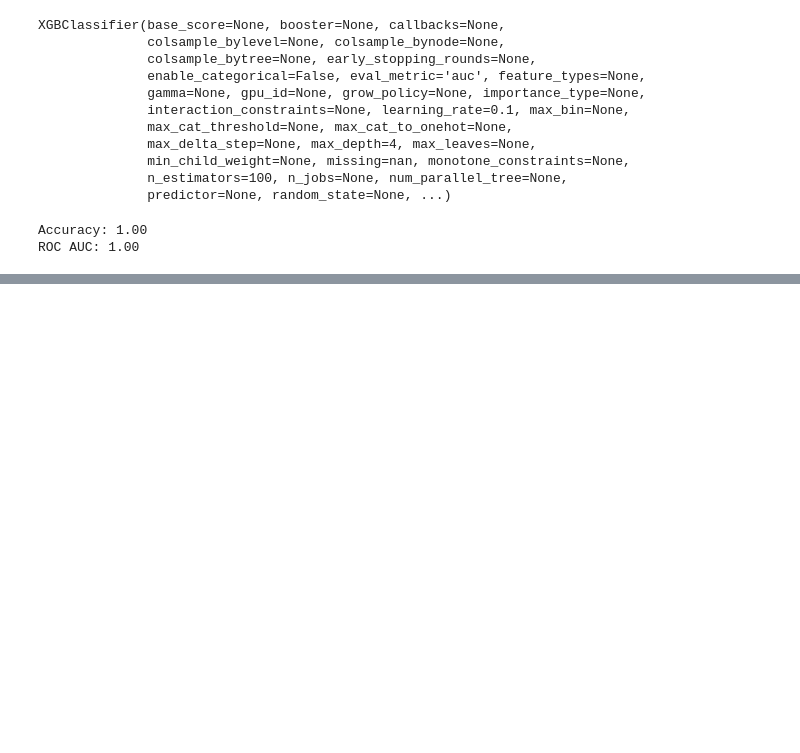
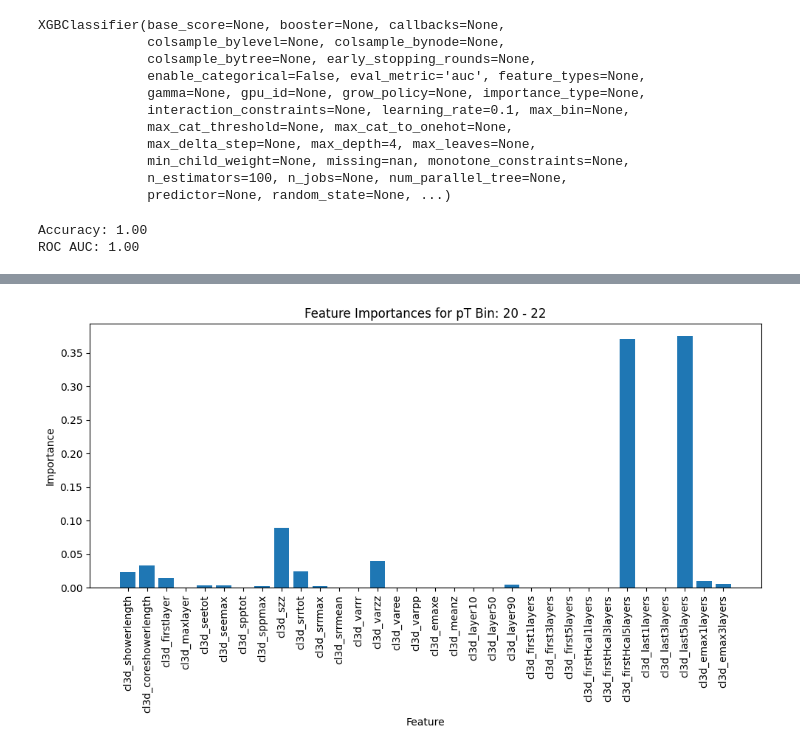
Before and after one commit to tdebnath16/shower_shape_studies, a Jupyter notebook: showershapestudies.ipynb, the cells around one changed output, grey strips where cells are left out. Saved outputs shown, nothing was run; the diff lists cells and outputs as text; code cells hidden in the pictures; blank space fills up the shorter version.

```diff
--- a/showershapestudies.ipynb
+++ b/showershapestudies.ipynb
@@ -323,10 +328,10 @@ print(f"ROC AUC: {roc_auc:.2f}")
 Accuracy: 1.00
 ROC AUC: 1.00
 # %%
-# Define pT bins
-pt_bins = [5, 10, 20, 50, 100, 200]  # Example bins
+pt_bins = [20, 22, 24, 26, 28, 30]
 df_combined['pt_bin'] = pd.cut(df_combined['cl3d_pt'], bins=pt_bins, labels=False)
 
+# Columns for training
 columns_for_training = [
     'cl3d_showerlength', 'cl3d_coreshowerlength', 'cl3d_firstlayer', 'cl3d_maxlayer',
     'cl3d_seetot', 'cl3d_seemax', 'cl3d_spptot', 'cl3d_sppmax', 'cl3d_szz',
@@ -338,5 +343,5 @@ columns_for_training = [
     'cl3d_last3layers', 'cl3d_last5layers', 'cl3d_emax1layers', 'cl3d_emax3layers'
 ]
 
-# Filter data for training
-filtered_data = df_combined[columns_for_training + ['label', 'pt_bin']]
+# Filter data for training, ensuring we are working only with the relevant pT range
+filtered_data = df_combined[df_combined['cl3d_pt'].between(20, 30)][columns_for_training + ['label', 'pt_bin']]
@@ -423,0 +348,87 @@ bg_df_filtered
+# %%
+# Hyperparameter grid for optimization
+param_grid = {
+    'learning_rate': [0.01, 0.1, 0.2],
+    'max_depth': [3, 4, 5],
+    'n_estimators': [100, 200, 300],
+    'subsample': [0.8, 1.0],
+    'colsample_bytree': [0.8, 1.0]
+}
+
+# Function to train and optimize XGBoost model
+def optimize_and_plot(filtered_data, pt_bins, columns_for_training, param_grid):
+    feature_importance_by_bin = {}
+    roc_auc_scores = {}
+
+    for pt_bin in range(len(pt_bins) - 1):  # Loop through bins
+        print(f"Training for pT bin: {pt_bins[pt_bin]} - {pt_bins[pt_bin + 1]}")
+
+        # Filter data for the current bin
+        bin_data = filtered_data[filtered_data['pt_bin'] == pt_bin]
+        X = bin_data[columns_for_training]
+        y = bin_data['label']
+
+        # Check class balance
+        class_counts = y.value_counts()
+        if len(class_counts) < 2:  # Less than two classes present
+            print(f"Skipping bin {pt_bins[pt_bin]} - {pt_bins[pt_bin + 1]} due to insufficient class diversity.")
+            continue
+
+        # Train-test split
+        X_train, X_test, y_train, y_test = train_test_split(X, y, test_size=0.3, random_state=42)
+
+        # Initialize XGBoost classifier
+        model = xgb.XGBClassifier(objective='binary:logistic', eval_metric='auc', use_label_encoder=False)
+
+        # Grid search for hyperparameter tuning
+        grid_search = GridSearchCV(estimator=model, param_grid=param_grid, cv=3, n_jobs=-1, scoring='roc_auc', verbose=1)
+        grid_search.fit(X_train, y_train)
+
+        # Get the best model from grid search
+        best_model = grid_search.best_estimator_
+        print(f"Best hyperparameters: {grid_search.best_params_}")
+
+        # Save feature importances
+        feature_importances = best_model.feature_importances_
+        feature_importance_by_bin[pt_bin] = feature_importances
+
+        # Plot feature importances
+        plt.figure(figsize=(10, 6))
+        plt.bar(columns_for_training, feature_importances)
+        plt.xticks(rotation=90)
+        plt.title(f"Feature Importances for pT Bin: {pt_bins[pt_bin]} - {pt_bins[pt_bin + 1]}")
+        plt.xlabel("Feature")
+        plt.ylabel("Importance")
+        plt.tight_layout()
+        filename = f"{pt_bins[pt_bin]}_{pt_bins[pt_bin + 1]}_importance_score.png"
+        plt.savefig(filename, dpi=300)
+        print(f"Saved: {filename}")
+        plt.show()
+
+        # Calculate ROC curve and AUC for the best model
+        y_pred_prob = best_model.predict_proba(X_test)[:, 1]
+        fpr, tpr, _ = roc_curve(y_test, y_pred_prob)
+        roc_auc = auc(fpr, tpr)
+        roc_auc_scores[pt_bin] = roc_auc
+
+        # Plot ROC curve
+        plt.figure(figsize=(10, 6))
+        plt.plot(fpr, tpr, color='blue', label=f'AUC = {roc_auc:.2f}')
+        plt.plot([0, 1], [0, 1], color='gray', linestyle='--')
+        plt.xlim([0.0, 1.0])
+        plt.ylim([0.0, 1.05])
+        plt.xlabel('False Positive Rate')
+        plt.ylabel('True Positive Rate')
+        plt.title(f"ROC Curve for pT Bin: {pt_bins[pt_bin]} - {pt_bins[pt_bin + 1]}")
+        plt.legend(loc="lower right")
+        plt.tight_layout()
+        filename = f"ROC_{pt_bins[pt_bin]}_{pt_bins[pt_bin + 1]}.png"
+        plt.savefig(filename, dpi=300)
+        print(f"Saved: {filename}")
+        plt.show()
+
+    return feature_importance_by_bin, roc_auc_scores
+
+# Run the optimization and plotting function
+feature_importance_by_bin, roc_auc_scores = optimize_and_plot(filtered_data, pt_bins, columns_for_training, param_grid)
+# %% [output]
@@ -423,0 +439 @@ bg_df_filtered
+[figure, added]
```
Also changed, not shown: parts of 11 cells of this notebook, 2 other files.
